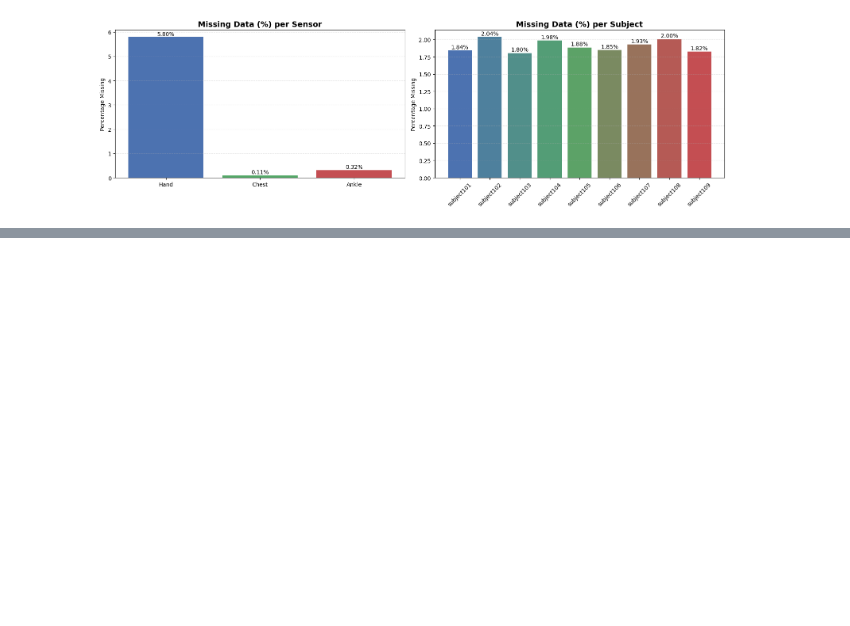
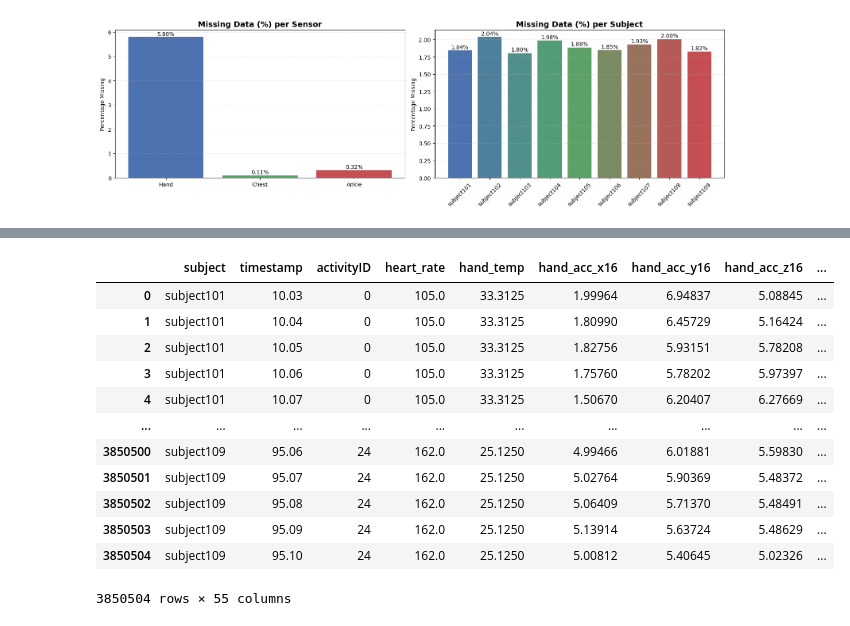
Before and after one commit to FerasAfi/human-activity-analysis, a Jupyter notebook: notebooks/data_creation.ipynb, the cells around one changed output, grey strips where cells are left out. Saved outputs shown, nothing was run; the diff lists cells and outputs as text; code cells hidden in the pictures; blank space fills up the shorter version.

```diff
--- a/notebooks/data_creation.ipynb
+++ b/notebooks/data_creation.ipynb
@@ -290,0 +309,16 @@ fig.show()
+# %%
+cleaned_data.dropna()
+# %% [output]
+|  | subject | timestamp | activityID | heart_rate | hand_temp | hand_acc_x16 | hand_acc_y16 | hand_acc_z16 | ... |
+| 0 | subject101 | 10.03 | 0 | 105.0 | 33.3125 | 1.99964 | 6.94837 | 5.08845 | ... |
+| 1 | subject101 | 10.04 | 0 | 105.0 | 33.3125 | 1.80990 | 6.45729 | 5.16424 | ... |
+| 2 | subject101 | 10.05 | 0 | 105.0 | 33.3125 | 1.82756 | 5.93151 | 5.78208 | ... |
+| 3 | subject101 | 10.06 | 0 | 105.0 | 33.3125 | 1.75760 | 5.78202 | 5.97397 | ... |
+| 4 | subject101 | 10.07 | 0 | 105.0 | 33.3125 | 1.50670 | 6.20407 | 6.27669 | ... |
+| ... | ... | ... | ... | ... | ... | ... | ... | ... | ... |
+| 3850500 | subject109 | 95.06 | 24 | 162.0 | 25.1250 | 4.99466 | 6.01881 | 5.59830 | ... |
+| 3850501 | subject109 | 95.07 | 24 | 162.0 | 25.1250 | 5.02764 | 5.90369 | 5.48372 | ... |
+| 3850502 | subject109 | 95.08 | 24 | 162.0 | 25.1250 | 5.06409 | 5.71370 | 5.48491 | ... |
+| 3850503 | subject109 | 95.09 | 24 | 162.0 | 25.1250 | 5.13914 | 5.63724 | 5.48629 | ... |
+| 3850504 | subject109 | 95.10 | 24 | 162.0 | 25.1250 | 5.00812 | 5.40645 | 5.02326 | ... |
+3850504 rows × 55 columns
```
Also changed, not shown: parts of 13 cells of this notebook, 3 other files.
